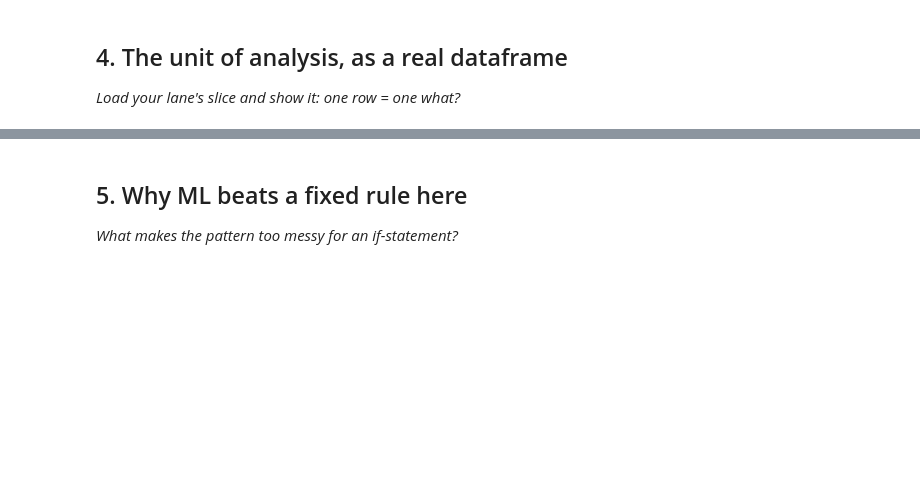
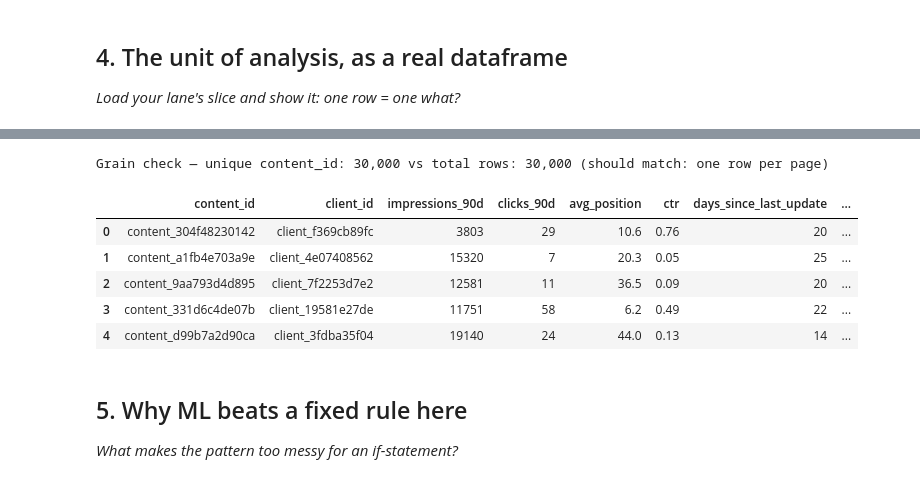
Before and after one commit to nooragab/flyrank-ml-internship, a Jupyter notebook: work/notebooks/w02_ml_task_framing.ipynb, the cells around one changed output, grey strips where cells are left out. Drawn from its saved outputs; the diff is of its cells as text; code cells hidden in the pictures; blank space fills up the shorter version.

```diff
--- a/work/notebooks/w02_ml_task_framing.ipynb
+++ b/work/notebooks/w02_ml_task_framing.ipynb
@@ -13,3 +49,10 @@ This skeleton is yours to fill. Work the sections **in order** — each one has
 # %%
 # This cell is for CODE (numbers, a query, a check).
 # Write your text answer in the cell ABOVE this one — typing sentences here breaks Run All.
+
+import pandas as pd
+df = pd.read_csv("data/raw/content_refresh_anonymized.csv")
+
+print(f"Task type check: how many pages fall into each trend bucket "
+      f"(the raw material for the ranking signal)?")
+print(df["trend_direction"].value_counts())
@@ -20,3 +88,8 @@ This skeleton is yours to fill. Work the sections **in order** — each one has
 # %%
 # This cell is for CODE (numbers, a query, a check).
 # Write your text answer in the cell ABOVE this one — typing sentences here breaks Run All.
+
+df["is_declining_label"] = (df["trend_direction"].str.lower() == "down").astype(int)
+print("Target distribution:")
+print(df["is_declining_label"].value_counts(normalize=True).round(3))
+df[["content_id", "trend_direction", "is_declining_label"]].head(10)
@@ -34,6 +158,24 @@ This skeleton is yours to fill. Work the sections **in order** — each one has
 # %%
 # This cell is for CODE (numbers, a query, a check).
 # Write your text answer in the cell ABOVE this one — typing sentences here breaks Run All.
+
+unit_of_analysis = df[[
+    "content_id", "client_id", "impressions_90d", "clicks_90d",
+    "avg_position", "ctr", "days_since_last_update",
+    "content_age_days", "word_count", "trend_direction", "is_declining_label"
+]]
+
+print(f"Grain check — unique content_id: {df['content_id'].nunique():,} "
+      f"vs total rows: {len(df):,} (should match: one row per page)")
+unit_of_analysis.head(5)
+# %% [output]
+Grain check — unique content_id: 30,000 vs total rows: 30,000 (should match: one row per page)
+|  | content_id | client_id | impressions_90d | clicks_90d | avg_position | ctr | days_since_last_update | ... |
+| 0 | content_304f48230142 | client_f369cb89fc | 3803 | 29 | 10.6 | 0.76 | 20 | ... |
+| 1 | content_a1fb4e703a9e | client_4e07408562 | 15320 | 7 | 20.3 | 0.05 | 25 | ... |
+| 2 | content_9aa793d4d895 | client_7f2253d7e2 | 12581 | 11 | 36.5 | 0.09 | 20 | ... |
+| 3 | content_331d6c4de07b | client_19581e27de | 11751 | 58 | 6.2 | 0.49 | 22 | ... |
+| 4 | content_d99b7a2d90ca | client_3fdba35f04 | 19140 | 24 | 44.0 | 0.13 | 14 | ... |
 # %% [markdown]
 ## 5. Why ML beats a fixed rule here
 
```
Also changed, not shown: parts of 13 cells of this notebook.
